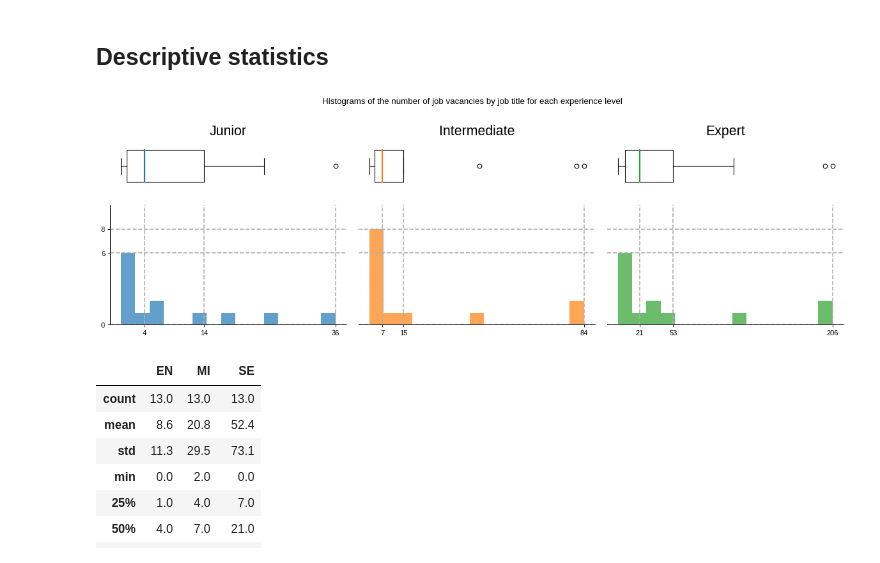
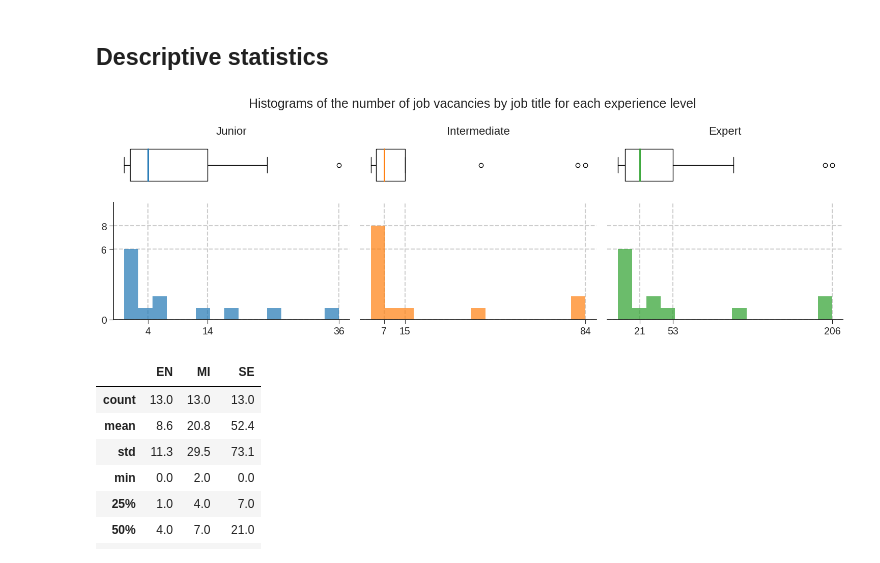
Before and after one commit to nicolaubruno/ML_projects, a Jupyter notebook: Data Science Jobs/descriptive-analysis.ipynb, the cells around one changed output. Saved outputs shown, nothing was run; the diff lists cells and outputs as text; code cells hidden in the pictures.

```diff
--- a/Data Science Jobs/descriptive-analysis.ipynb
+++ b/Data Science Jobs/descriptive-analysis.ipynb
@@ -60,16 +71,14 @@ dw.display_side_by_side(df, scaled_df)
 # %% [markdown]
 ## Descriptive statistics
 # %%
-#
-# Figure and Axes
-#
+#----- Figure and Axes -----#
 
-fig = plt.figure(figsize = (15, 5), dpi = 80)
+fig = plt.figure(figsize = (15, 5), dpi = 100)
 gs = fig.add_gridspec(nrows = 3, ncols = 3)
 
-plt.suptitle('Histograms of the number of job vacancies by job title for each experience level')
+plt.suptitle('Histograms of the number of job vacancies by job title for each experience level', fontsize = 18)
 
-# Box and whiskers plots
+#----- Box and whiskers plots -----#
 
 ax_box = []
 for i in range(3):
@@ -95,22 +104,19 @@ for i in range(3):
     else:
         ax_hist[-1].spines[['top', 'right']].set_visible(False)
 
-#
-# Style
-#
+#----- Style -----#
+
 
 plt.style.use('seaborn-ticks')
 plt.rcParams.update({
-    'font.size': 16
+    'font.size': 14
 })
 
-#
-# Box and Whiskers plots
-#
+#----- Box and Whiskers plots -----#
 
 titles = ['Junior', 'Intermediate', 'Expert']
 for i in range(3):
-    ax_box[i].set_title(titles[i])
+    ax_box[i].set_title(titles[i], fontsize = 16)
 
     ax_box[i].boxplot(
         df.iloc[:, i],
@@ -122,43 +128,37 @@ for i in range(3):
         }
     )
 
-#
-# Histograms
-#
+#----- Histograms -----#
 
 hist_stats = []
 for i in range(3):
     n, bins, patches = ax_hist[i].hist(
         df.iloc[:, i],
         color = sns.color_palette()[i],
         alpha = 0.7,
         bins = 15
     )
 
     hist_stats.append(n)
 
-#
-# X and Y labels
-#
+#----- X and Y labels -----#
 
 for i in range(3):
     # Y-axis of the histograms
     ax_hist[i].set_ylim(0, np.max(hist_stats) + 2)
     ax_hist[i].set_yticks([0, np.max(hist_stats[0]), np.max(hist_stats)])
     ax_hist[i].grid(axis = 'both', linestyle = '--', linewidth = 1.5)
 
     # X-axis of the histograms
     ax_box[i].set_xlim(ax_hist[i].get_xlim())
     ax_hist[i].set_xticks([np.median(df.iloc[:,i]), np.quantile(df.iloc[:,i], 0.75), np.max(df.iloc[:, i])])
 
-#
-# Show and/or save figure
-#
+#----- Show and/or save figure -----#
 
 plt.tight_layout()
 plt.savefig('images/descriptive-analysis/descriptive_statistics.png', dpi = 100)
 # %% [output]
-[figure, old version]
+[figure, new version]
 # %%
 df.describe().round(1)
 # %% [output]
```
Also changed, not shown: parts of 6 cells of this notebook, 7 other files.
